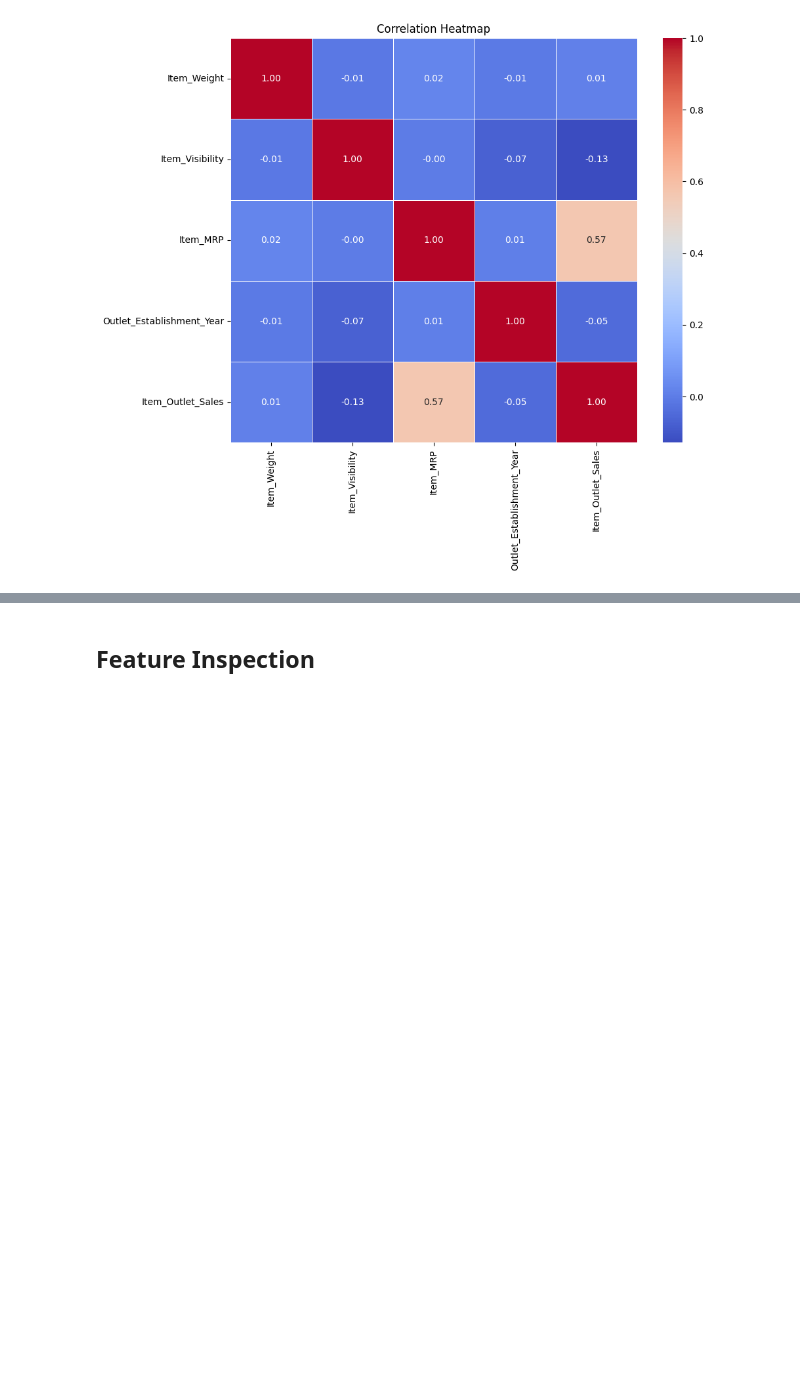
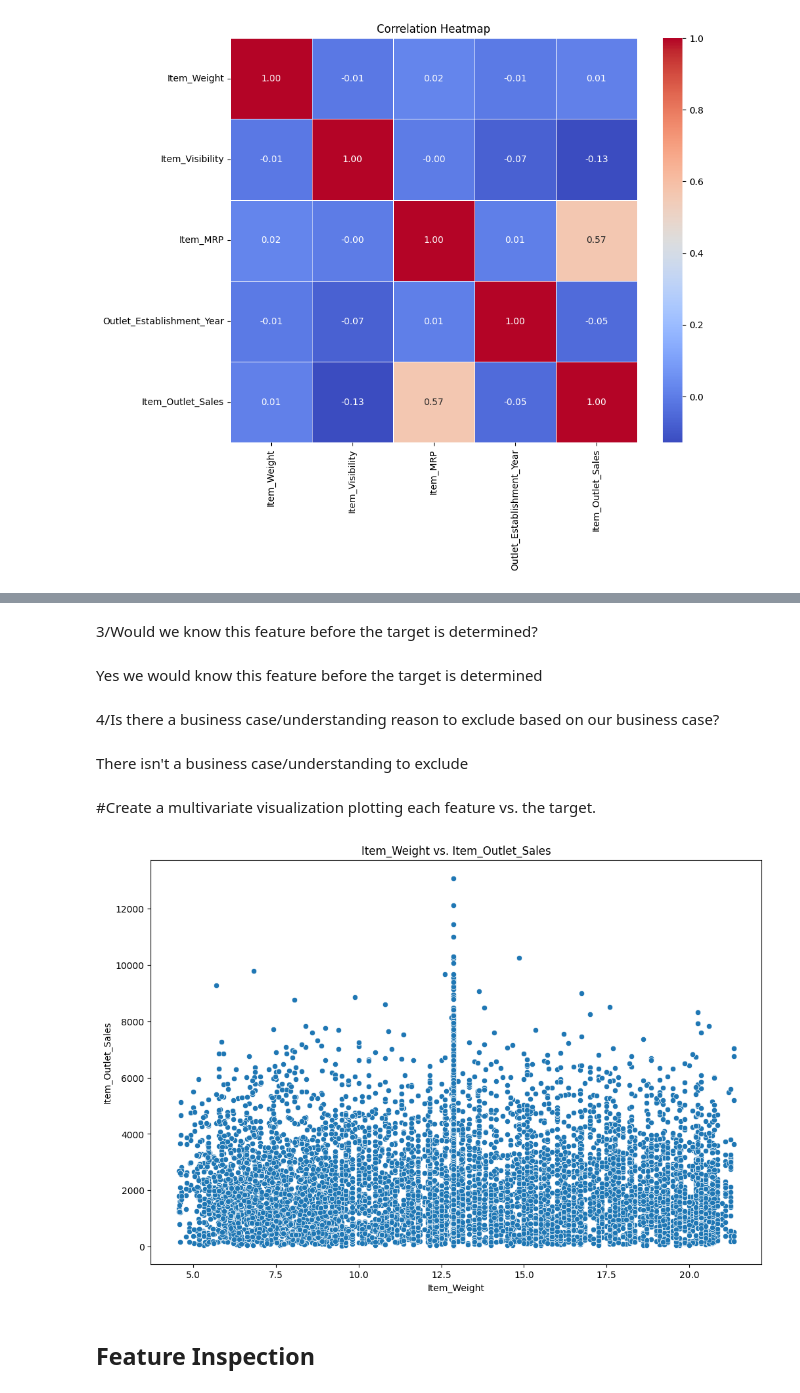
Before and after one commit to Maudhaffer/Project-1, a Jupyter notebook: Project_1.ipynb, the cells around one changed output, grey strips where cells are left out. Cells and saved outputs as stored; diff of their text form; code cells hidden in the pictures; blank space fills up the shorter version.

```diff
--- a/Project_1.ipynb
+++ b/Project_1.ipynb
@@ -194,0 +220,4 @@ plt.show()
+# %%
+##Imputing null values with mean
+mean_item_weight = df['Item_Weight'].mean()
+df['Item_Weight'].fillna(mean_item_weight, inplace=True)
@@ -195,2 +232,21 @@ plt.show()
+# %% [markdown]
+3/Would we know this feature before the target is determined?
+# %% [markdown]
+Yes we would know this feature before the target is determined
+# %% [markdown]
+4/Is there a business case/understanding reason to exclude based on our business case?
+# %% [markdown]
+There isn't a business case/understanding to exclude
+# %% [markdown]
+#Create a multivariate visualization plotting each feature vs. the target.
+# %%
+plt.figure(figsize=(12, 8))
+sns.scatterplot(x='Item_Weight', y='Item_Outlet_Sales', data=df)
+plt.title('Item_Weight vs. Item_Outlet_Sales')
+plt.xlabel('Item_Weight')
+plt.ylabel('Item_Outlet_Sales')
+plt.show()
+# %% [output]
+[figure, added]
 # %% [markdown]
 ## Feature Inspection
```
Also changed, not shown: parts of 14 cells of this notebook.
